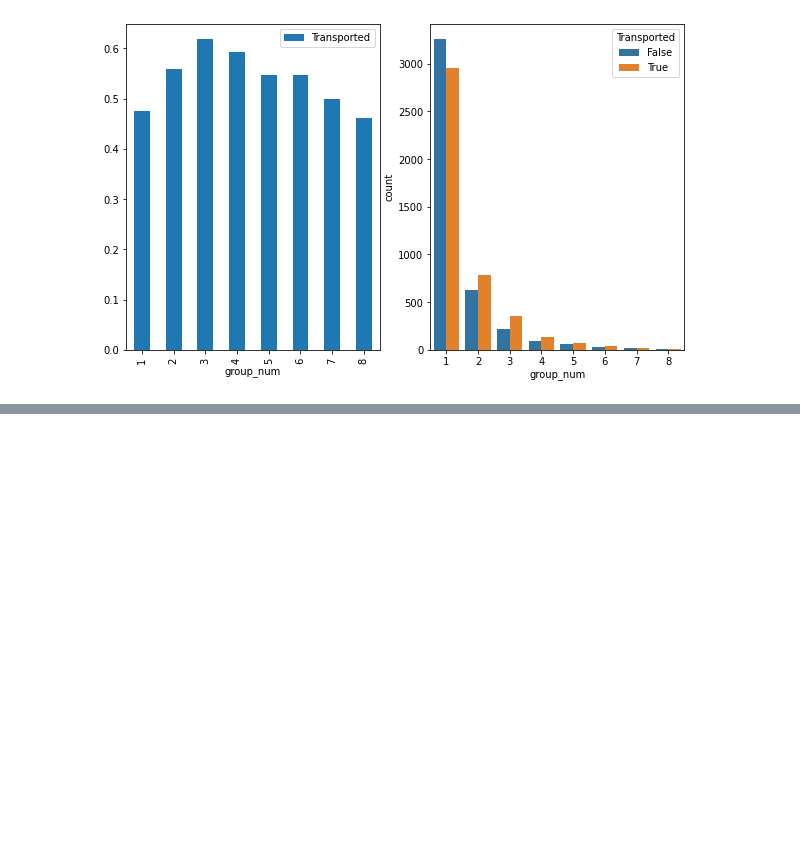
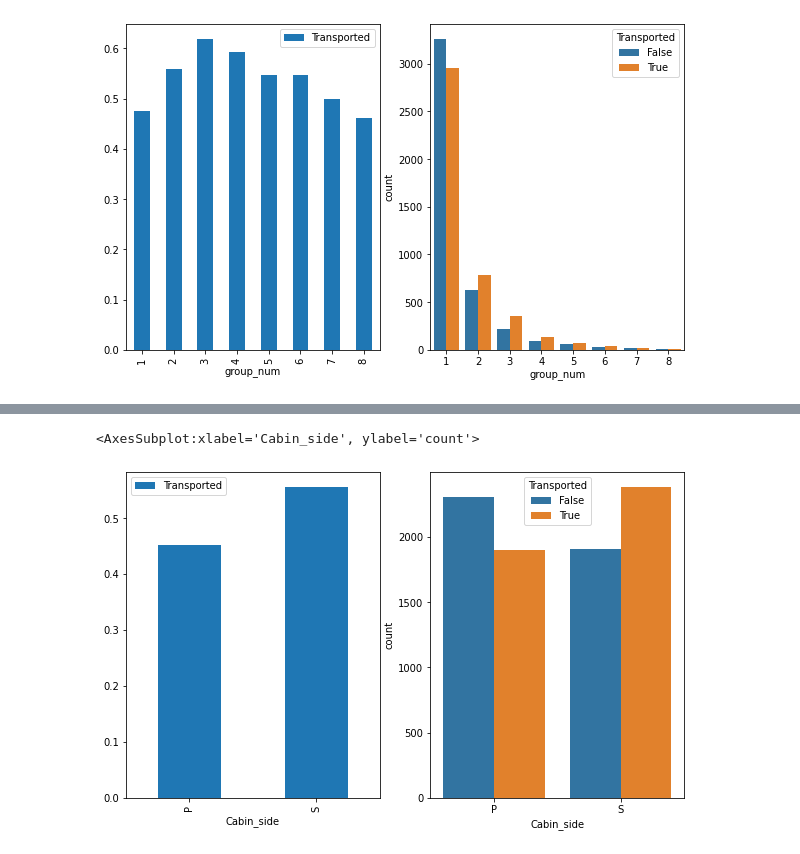
Before and after one commit to sinjy1203/kaggle_MyNotebook, a Jupyter notebook: spaceshiptitanic-binaryclassification-2.ipynb, the cells around one changed output, grey strips where cells are left out. Cells and saved outputs as stored; diff of their text form; code cells hidden in the pictures; blank space fills up the shorter version.

```diff
--- a/spaceshiptitanic-binaryclassification-2.ipynb
+++ b/spaceshiptitanic-binaryclassification-2.ipynb
@@ -123,0 +231,7 @@ sns.countplot(x='group_num', data=dataset[dataset['Transported'].notnull()], hue
+# %%
+fig, ax = plt.subplots(1, 2, figsize=(10, 6))
+dataset[dataset['Transported'].notnull()][['Cabin_side', 'Transported']].groupby('Cabin_side').mean().plot.bar(ax=ax[0])
+sns.countplot(x='Cabin_side', data=dataset[dataset['Transported'].notnull()], hue='Transported', ax=ax[1])
+# %% [output]
+<AxesSubplot:xlabel='Cabin_side', ylabel='count'>
+[figure, added]
```
Also changed, not shown: parts of 19 cells of this notebook.
